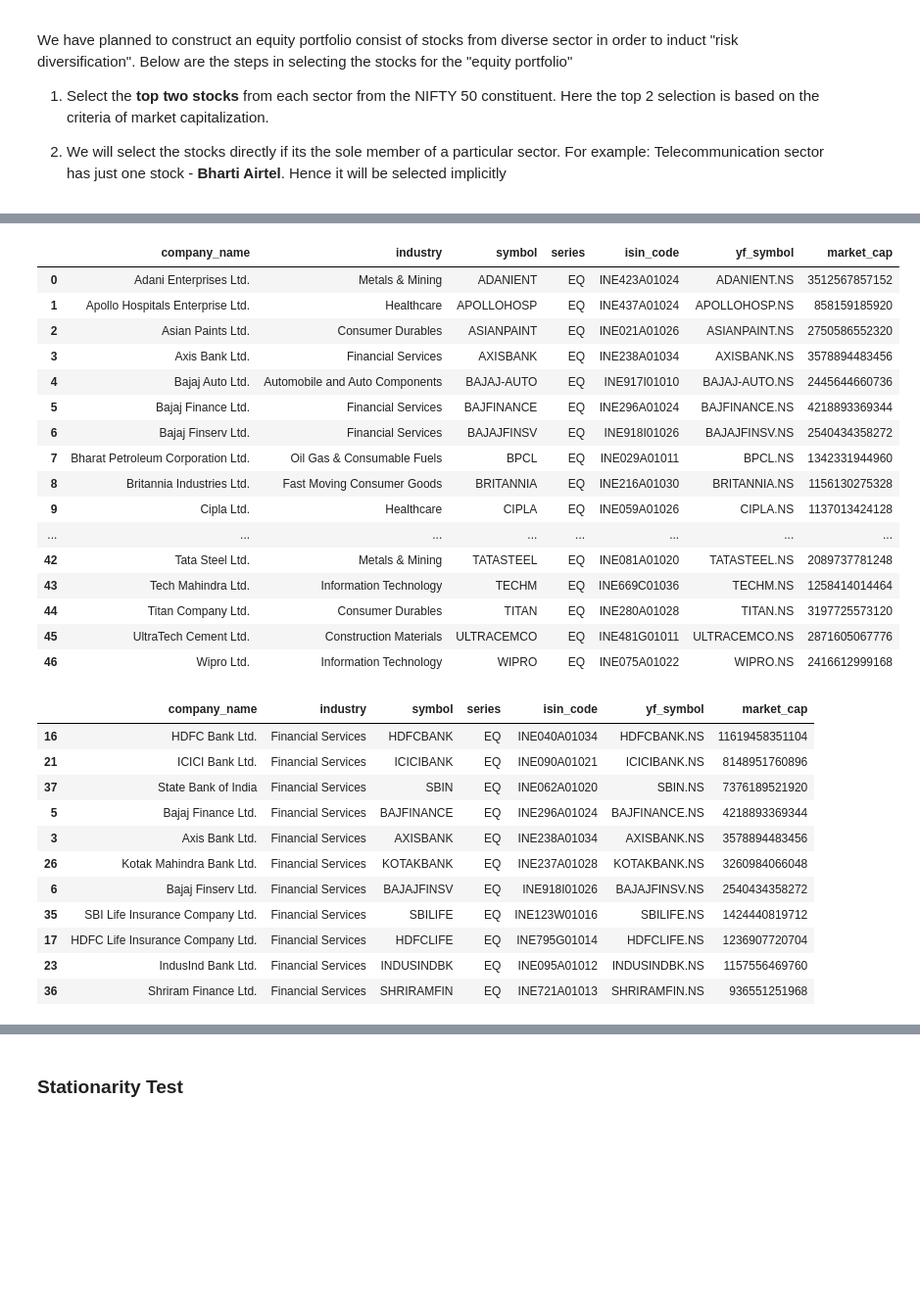
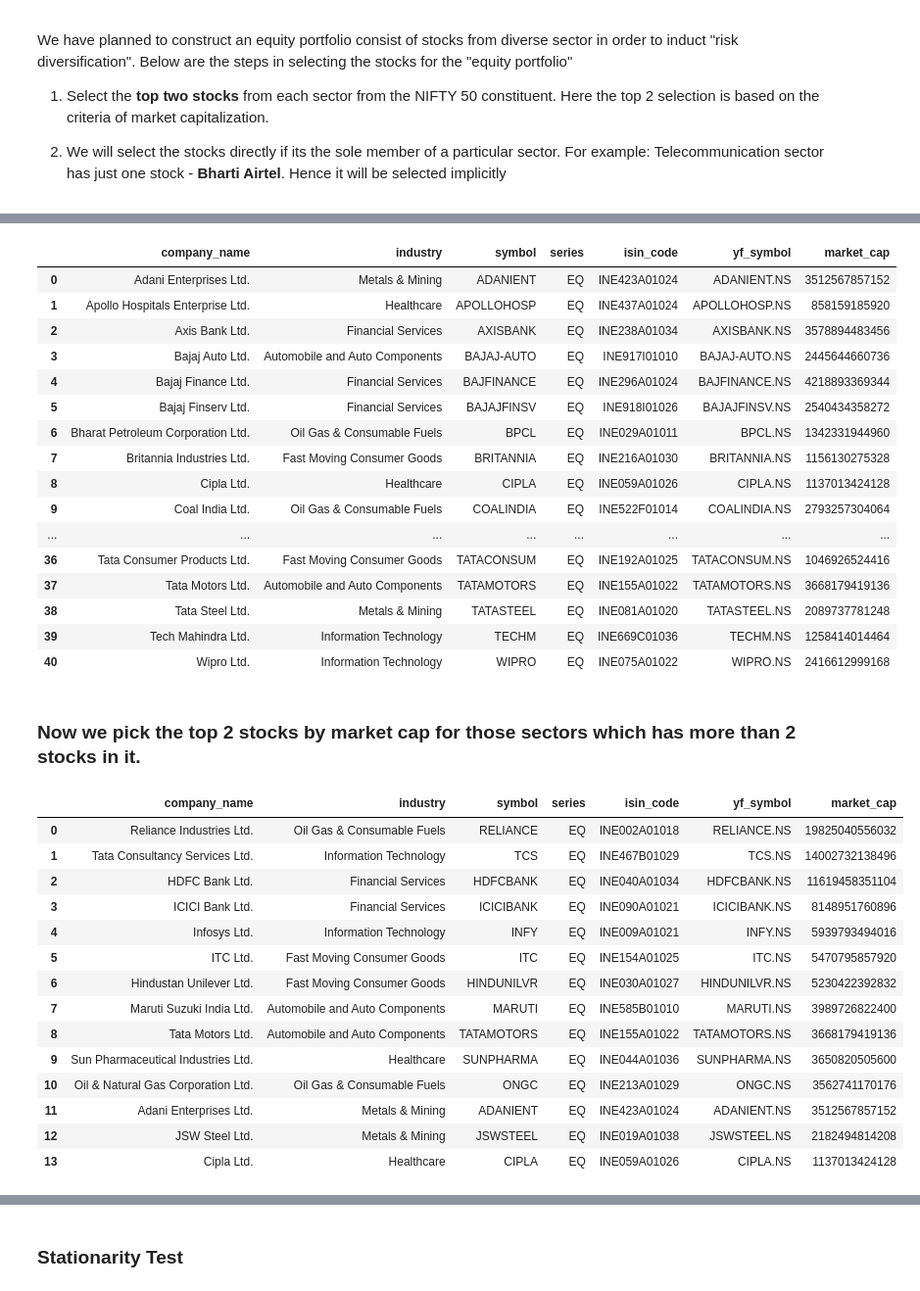
Before and after one commit to sai-phyo-hein/Hybrid_Transformer_for_Portfolio_Allocation, a Jupyter notebook: EDA_and_Data_Preparation.ipynb, the cells around one changed output, grey strips where cells are left out. Shown at 98% size. Cells and saved outputs as stored; diff of their text form; code cells hidden in the pictures; blank space fills up the shorter version.

```diff
--- a/EDA_and_Data_Preparation.ipynb
+++ b/EDA_and_Data_Preparation.ipynb
@@ -219,5 +173,5 @@ We have planned to construct an equity portfolio consist of stocks from diverse
 # %%
-filtered_sectors = stocks_per_sector[stocks_per_sector['count'] >= 2]['industry']
+filtered_sectors = stocks_per_sector[stocks_per_sector['count'] > 2]['industry']
 filtered_sectors
 # %% [output]
 0                Financial Services
@@ -238,33 +205,38 @@ filtered_df
 |  | company_name | industry | symbol | series | isin_code | yf_symbol | market_cap |
 | 0 | Adani Enterprises Ltd. | Metals & Mining | ADANIENT | EQ | INE423A01024 | ADANIENT.NS | 3512567857152 |
 | 1 | Apollo Hospitals Enterprise Ltd. | Healthcare | APOLLOHOSP | EQ | INE437A01024 | APOLLOHOSP.NS | 858159185920 |
-| 2 | Asian Paints Ltd. | Consumer Durables | ASIANPAINT | EQ | INE021A01026 | ASIANPAINT.NS | 2750586552320 |
-| 3 | Axis Bank Ltd. | Financial Services | AXISBANK | EQ | INE238A01034 | AXISBANK.NS | 3578894483456 |
-| 4 | Bajaj Auto Ltd. | Automobile and Auto Components | BAJAJ-AUTO | EQ | INE917I01010 | BAJAJ-AUTO.NS | 2445644660736 |
-| 5 | Bajaj Finance Ltd. | Financial Services | BAJFINANCE | EQ | INE296A01024 | BAJFINANCE.NS | 4218893369344 |
-| 6 | Bajaj Finserv Ltd. | Financial Services | BAJAJFINSV | EQ | INE918I01026 | BAJAJFINSV.NS | 2540434358272 |
-| 7 | Bharat Petroleum Corporation Ltd. | Oil Gas & Consumable Fuels | BPCL | EQ | INE029A01011 | BPCL.NS | 1342331944960 |
-| 8 | Britannia Industries Ltd. | Fast Moving Consumer Goods | BRITANNIA | EQ | INE216A01030 | BRITANNIA.NS | 1156130275328 |
-| 9 | Cipla Ltd. | Healthcare | CIPLA | EQ | INE059A01026 | CIPLA.NS | 1137013424128 |
+| 2 | Axis Bank Ltd. | Financial Services | AXISBANK | EQ | INE238A01034 | AXISBANK.NS | 3578894483456 |
+| 3 | Bajaj Auto Ltd. | Automobile and Auto Components | BAJAJ-AUTO | EQ | INE917I01010 | BAJAJ-AUTO.NS | 2445644660736 |
+| 4 | Bajaj Finance Ltd. | Financial Services | BAJFINANCE | EQ | INE296A01024 | BAJFINANCE.NS | 4218893369344 |
+| 5 | Bajaj Finserv Ltd. | Financial Services | BAJAJFINSV | EQ | INE918I01026 | BAJAJFINSV.NS | 2540434358272 |
+| 6 | Bharat Petroleum Corporation Ltd. | Oil Gas & Consumable Fuels | BPCL | EQ | INE029A01011 | BPCL.NS | 1342331944960 |
+| 7 | Britannia Industries Ltd. | Fast Moving Consumer Goods | BRITANNIA | EQ | INE216A01030 | BRITANNIA.NS | 1156130275328 |
+| 8 | Cipla Ltd. | Healthcare | CIPLA | EQ | INE059A01026 | CIPLA.NS | 1137013424128 |
+| 9 | Coal India Ltd. | Oil Gas & Consumable Fuels | COALINDIA | EQ | INE522F01014 | COALINDIA.NS | 2793257304064 |
 | ... | ... | ... | ... | ... | ... | ... | ... |
-| 42 | Tata Steel Ltd. | Metals & Mining | TATASTEEL | EQ | INE081A01020 | TATASTEEL.NS | 2089737781248 |
-| 43 | Tech Mahindra Ltd. | Information Technology | TECHM | EQ | INE669C01036 | TECHM.NS | 1258414014464 |
-| 44 | Titan Company Ltd. | Consumer Durables | TITAN | EQ | INE280A01028 | TITAN.NS | 3197725573120 |
-| 45 | UltraTech Cement Ltd. | Construction Materials | ULTRACEMCO | EQ | INE481G01011 | ULTRACEMCO.NS | 2871605067776 |
-| 46 | Wipro Ltd. | Information Technology | WIPRO | EQ | INE075A01022 | WIPRO.NS | 2416612999168 |
+| 36 | Tata Consumer Products Ltd. | Fast Moving Consumer Goods | TATACONSUM | EQ | INE192A01025 | TATACONSUM.NS | 1046926524416 |
+| 37 | Tata Motors Ltd. | Automobile and Auto Components | TATAMOTORS | EQ | INE155A01022 | TATAMOTORS.NS | 3668179419136 |
+| 38 | Tata Steel Ltd. | Metals & Mining | TATASTEEL | EQ | INE081A01020 | TATASTEEL.NS | 2089737781248 |
+| 39 | Tech Mahindra Ltd. | Information Technology | TECHM | EQ | INE669C01036 | TECHM.NS | 1258414014464 |
+| 40 | Wipro Ltd. | Information Technology | WIPRO | EQ | INE075A01022 | WIPRO.NS | 2416612999168 |
+# %% [markdown]
+### Now we pick the top 2 stocks by market cap for those sectors which has more than 2 stocks in it.
 # %%
-df = filtered_df.sort_values(['market_cap'], ascending=False).groupby('industry')
-df.get_group('Financial Services')
+df = filtered_df.sort_values(['market_cap'], ascending=False).groupby('industry').head(2).reset_index(drop=True)
+df
 # %% [output]
 |  | company_name | industry | symbol | series | isin_code | yf_symbol | market_cap |
-| 16 | HDFC Bank Ltd. | Financial Services | HDFCBANK | EQ | INE040A01034 | HDFCBANK.NS | 11619458351104 |
-| 21 | ICICI Bank Ltd. | Financial Services | ICICIBANK | EQ | INE090A01021 | ICICIBANK.NS | 8148951760896 |
-| 37 | State Bank of India | Financial Services | SBIN | EQ | INE062A01020 | SBIN.NS | 7376189521920 |
-| 5 | Bajaj Finance Ltd. | Financial Services | BAJFINANCE | EQ | INE296A01024 | BAJFINANCE.NS | 4218893369344 |
-| 3 | Axis Bank Ltd. | Financial Services | AXISBANK | EQ | INE238A01034 | AXISBANK.NS | 3578894483456 |
-| 26 | Kotak Mahindra Bank Ltd. | Financial Services | KOTAKBANK | EQ | INE237A01028 | KOTAKBANK.NS | 3260984066048 |
-| 6 | Bajaj Finserv Ltd. | Financial Services | BAJAJFINSV | EQ | INE918I01026 | BAJAJFINSV.NS | 2540434358272 |
-| 35 | SBI Life Insurance Company Ltd. | Financial Services | SBILIFE | EQ | INE123W01016 | SBILIFE.NS | 1424440819712 |
-| 17 | HDFC Life Insurance Company Ltd. | Financial Services | HDFCLIFE | EQ | INE795G01014 | HDFCLIFE.NS | 1236907720704 |
-| 23 | IndusInd Bank Ltd. | Financial Services | INDUSINDBK | EQ | INE095A01012 | INDUSINDBK.NS | 1157556469760 |
-| 36 | Shriram Finance Ltd. | Financial Services | SHRIRAMFIN | EQ | INE721A01013 | SHRIRAMFIN.NS | 936551251968 |
+| 0 | Reliance Industries Ltd. | Oil Gas & Consumable Fuels | RELIANCE | EQ | INE002A01018 | RELIANCE.NS | 19825040556032 |
+| 1 | Tata Consultancy Services Ltd. | Information Technology | TCS | EQ | INE467B01029 | TCS.NS | 14002732138496 |
+| 2 | HDFC Bank Ltd. | Financial Services | HDFCBANK | EQ | INE040A01034 | HDFCBANK.NS | 11619458351104 |
+| 3 | ICICI Bank Ltd. | Financial Services | ICICIBANK | EQ | INE090A01021 | ICICIBANK.NS | 8148951760896 |
+| 4 | Infosys Ltd. | Information Technology | INFY | EQ | INE009A01021 | INFY.NS | 5939793494016 |
+| 5 | ITC Ltd. | Fast Moving Consumer Goods | ITC | EQ | INE154A01025 | ITC.NS | 5470795857920 |
+| 6 | Hindustan Unilever Ltd. | Fast Moving Consumer Goods | HINDUNILVR | EQ | INE030A01027 | HINDUNILVR.NS | 5230422392832 |
+| 7 | Maruti Suzuki India Ltd. | Automobile and Auto Components | MARUTI | EQ | INE585B01010 | MARUTI.NS | 3989726822400 |
+| 8 | Tata Motors Ltd. | Automobile and Auto Components | TATAMOTORS | EQ | INE155A01022 | TATAMOTORS.NS | 3668179419136 |
+| 9 | Sun Pharmaceutical Industries Ltd. | Healthcare | SUNPHARMA | EQ | INE044A01036 | SUNPHARMA.NS | 3650820505600 |
+| 10 | Oil & Natural Gas Corporation Ltd. | Oil Gas & Consumable Fuels | ONGC | EQ | INE213A01029 | ONGC.NS | 3562741170176 |
+| 11 | Adani Enterprises Ltd. | Metals & Mining | ADANIENT | EQ | INE423A01024 | ADANIENT.NS | 3512567857152 |
+| 12 | JSW Steel Ltd. | Metals & Mining | JSWSTEEL | EQ | INE019A01038 | JSWSTEEL.NS | 2182494814208 |
+| 13 | Cipla Ltd. | Healthcare | CIPLA | EQ | INE059A01026 | CIPLA.NS | 1137013424128 |
```
Also changed, not shown: parts of 33 cells of this notebook.
